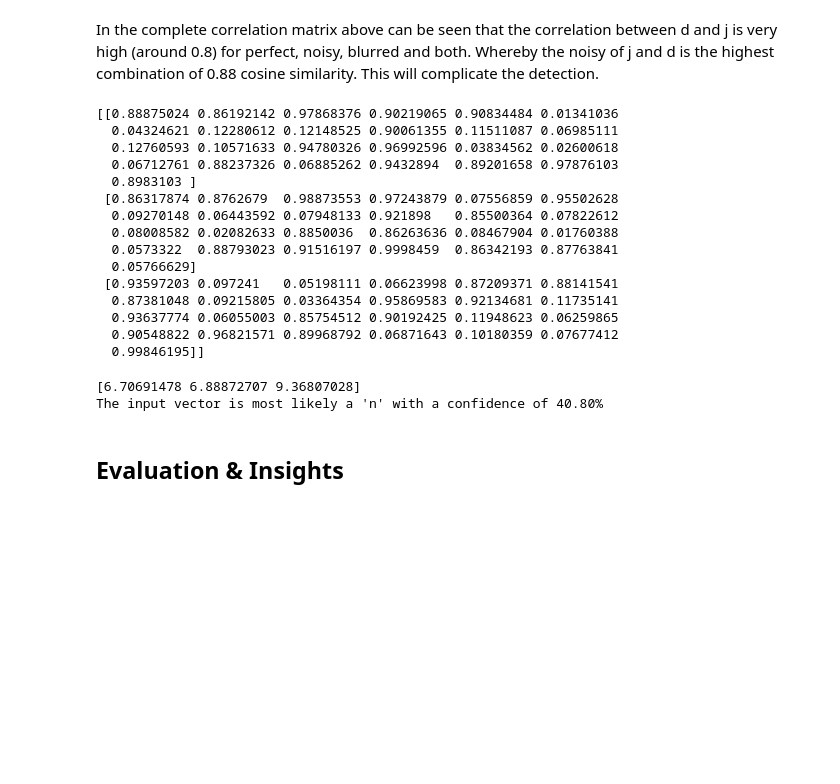
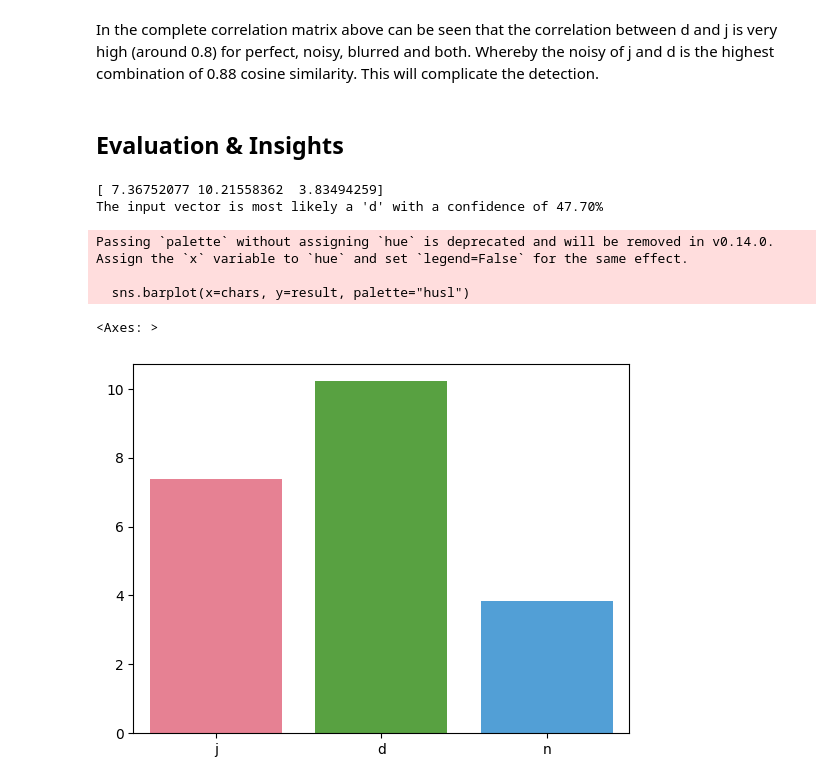
Before and after one commit to Jaden505/UNI-assignments, a Jupyter notebook: SkillsForAI/optical_character_recognition.ipynb, the cells around one changed output. Drawn from its saved outputs; the diff is of its cells as text; code cells hidden in the pictures; blank space fills up the shorter version.

```diff
--- a/SkillsForAI/optical_character_recognition.ipynb
+++ b/SkillsForAI/optical_character_recognition.ipynb
@@ -113,31 +136,5 @@ for char in chars:
     NN1 = np.append(NN1, stck)
 
 NN1.resize((3, 25))
-print(NN1)
-# %% [output]
-[[0.88875024 0.86192142 0.97868376 0.90219065 0.90834484 0.01341036
-  0.04324621 0.12280612 0.12148525 0.90061355 0.11511087 0.06985111
-  0.12760593 0.10571633 0.94780326 0.96992596 0.03834562 0.02600618
-  0.06712761 0.88237326 0.06885262 0.9432894  0.89201658 0.97876103
-  0.8983103 ]
- [0.86317874 0.8762679  0.98873553 0.97243879 0.07556859 0.95502628
-  0.09270148 0.06443592 0.07948133 0.921898   0.85500364 0.07822612
-  0.08008582 0.02082633 0.8850036  0.86263636 0.08467904 0.01760388
-  0.0573322  0.88793023 0.91516197 0.9998459  0.86342193 0.87763841
-  0.05766629]
- [0.93597203 0.097241   0.05198111 0.06623998 0.87209371 0.88141541
-  0.87381048 0.09215805 0.03364354 0.95869583 0.92134681 0.11735141
-  0.93637774 0.06055003 0.85754512 0.90192425 0.11948623 0.06259865
-  0.90548822 0.96821571 0.89968792 0.06871643 0.10180359 0.07677412
-  0.99846195]]
-# %%
-# Multiply NN1 with the input vector
-input_vector = make_noisy(make_blurred(n_perfect, blur_level=0.38), noise_level=0.34)
-result = NN1 @ input_vector
-print(result)
-print(f"The input vector is most likely a '{chars[np.argmax(result)]}' with a confidence of {max(result)/sum(result)*100:.2f}%")
-# %% [output]
-[6.70691478 6.88872707 9.36807028]
-The input vector is most likely a 'n' with a confidence of 40.80%
 # %% [markdown]
 ## Evaluation & Insights
@@ -151,0 +141,16 @@ for i, row in char_vectors.iterrows():
+# %%
+# Multiply NN1 with the input vector
+input_vector = make_noisy(make_blurred(d_perfect, blur_level=0.39), noise_level=0.34)
+result = NN1 @ input_vector
+print(result)
+print(f"The input vector is most likely a '{chars[np.argmax(result)]}' with a confidence of {max(result)/sum(result)*100:.2f}%")
+
+sns.barplot(x=chars, y=result, palette="husl")
+# %% [output]
+[ 7.36752077 10.21558362  3.83494259]
+The input vector is most likely a 'd' with a confidence of 47.70%
+Passing `palette` without assigning `hue` is deprecated and will be removed in v0.14.0. Assign the `x` variable to `hue` and set `legend=False` for the same effect.
+
+  sns.barplot(x=chars, y=result, palette="husl")
+<Axes: >
+[figure, added]
```
Also changed, not shown: parts of 4 cells of this notebook.
